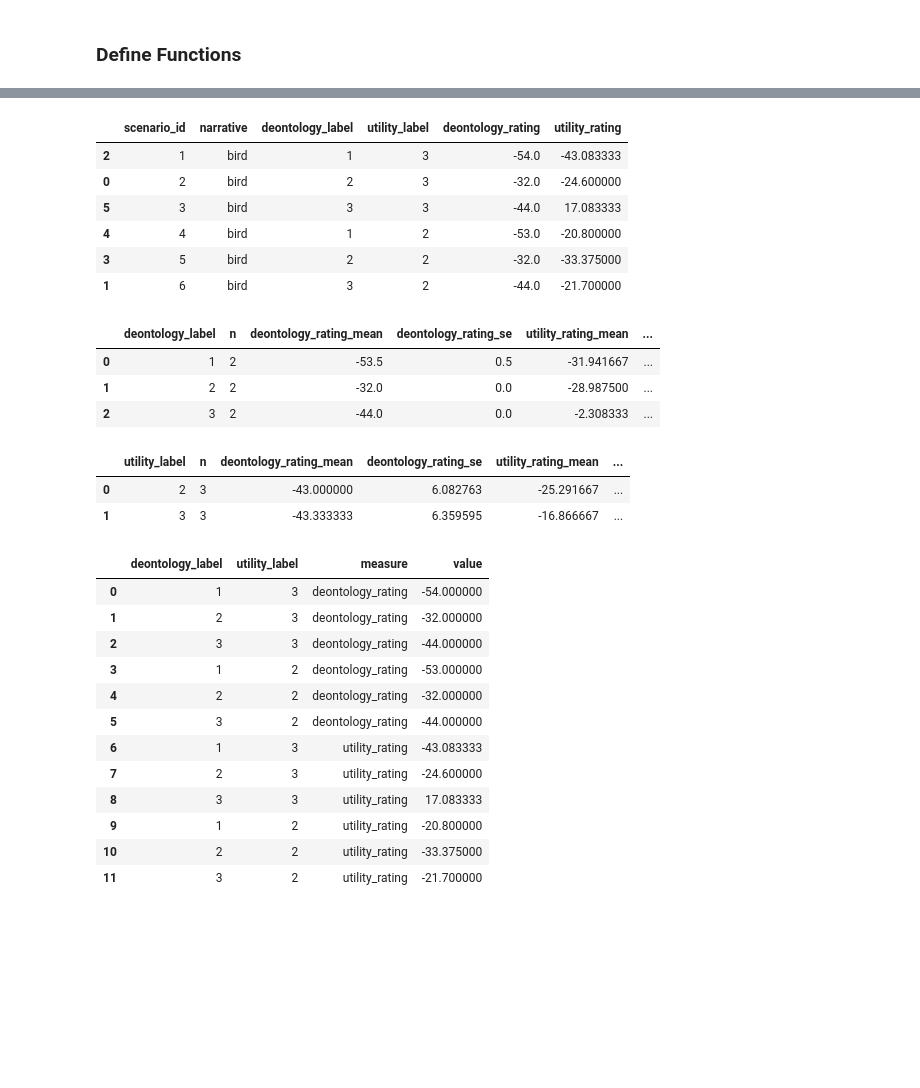
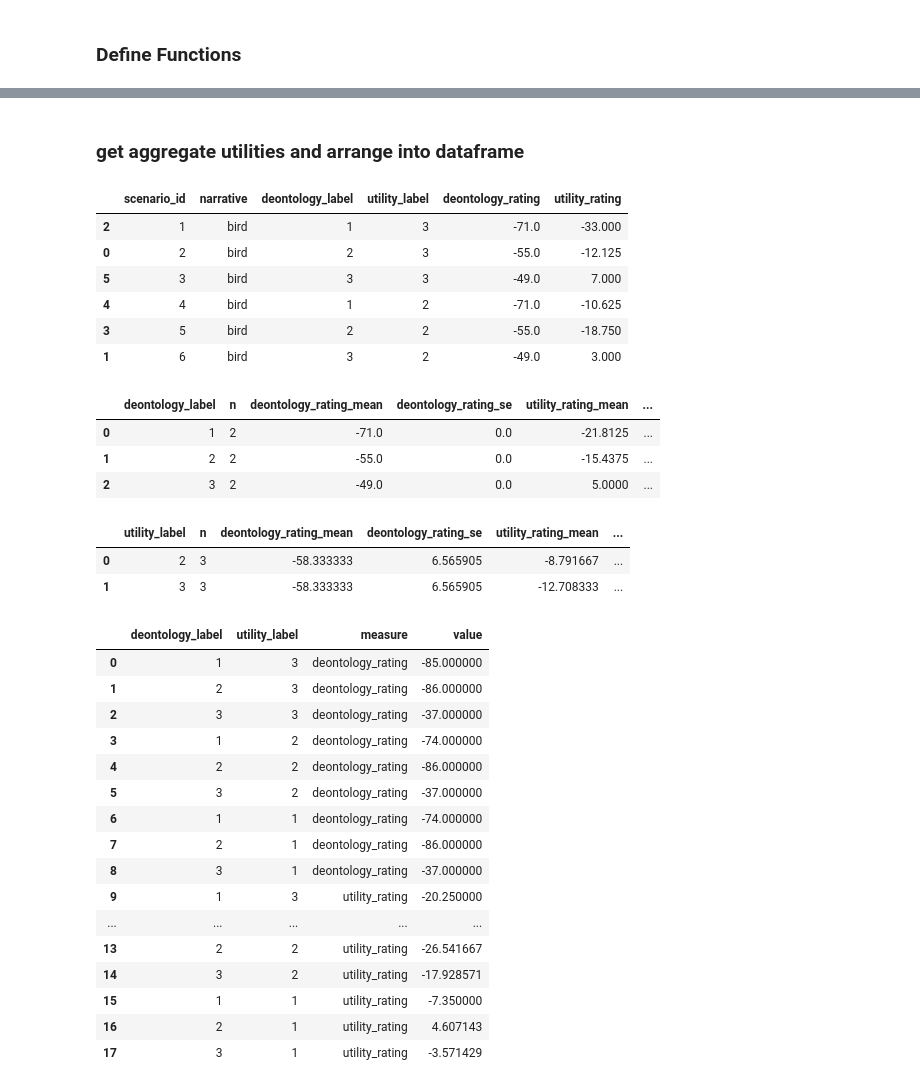
Before and after one commit to AIObjectives/graph_extract, a Jupyter notebook: analysis/cheung_variants/validate_annotation.ipynb, the cells around one changed output, grey strips where cells are left out. Saved outputs shown, nothing was run; the diff lists cells and outputs as text; code cells hidden in the pictures; blank space fills up the shorter version.

```diff
--- a/analysis/cheung_variants/validate_annotation.ipynb
+++ b/analysis/cheung_variants/validate_annotation.ipynb
@@ -157,6 +162,7 @@ def parse_events_with_labels(file_path):
     return {label: value for label, value in event_labels.items() if label in event_nodes}
 # %%
 def get_utilities(nodes):
+
     util_df =  events_to_utility_df(nodes)
 
 
@@ -171,5 +177,5 @@ def get_utilities(nodes):
 
         util_mean_df = pd.DataFrame({'mean_utility': util_df.mean()})
 
-    return np.mean(util_mean_df)
+    return util_mean_df
 # %% [markdown]
@@ -176,0 +268,9 @@ def get_utilities(nodes):
+# %%
+nodes, scenario_dictionary = read_scenario(json_files[5])
+print(f"Scenario number: {scenario_dictionary['id']}")
+print(f"Scenario utility: {scenario_dictionary['utility']}")
+print(f"Scenario deontology: {scenario_dictionary['deontology']}")
+util_df =  events_to_utility_df(nodes)
+#get the column means for the utility dataframe
+print(util_df.mean())
+print(np.mean(util_df.mean()))
@@ -177,39 +286,45 @@ def get_utilities(nodes):
+# %% [markdown]
+### get aggregate utilities and arrange into dataframe
 # %%
 rows = []
 
 for file_path in json_files:
+
     nodes, scenario_dictionary = read_scenario(file_path)
 
     utility_rated = get_utilities(nodes)
 
-    if hasattr(utility_rated, "item"):
-        try:
-            utility_rated = utility_rated.item()
-        except Exception:
-            pass
+    # utility_rated = utility_rated.drop(utility_rated.index[utility_rated.index == 'i'])
+    util_mean = float(utility_rated.mean().iloc[0])
+
+        # if hasattr(utility_rated, "item"):
+        #     try:
+        #         utility_rated = utility_rated.item()
+        #     except Exception:
+        #         pass
 
     rows.append(
         {
             "scenario_id": scenario_dictionary.get("id"),
             "narrative": scenario_dictionary.get("narrative"),
             "deontology_label": scenario_dictionary.get("deontology"),
             "utility_label": scenario_dictionary.get("utility"),
             "deontology_rating": extract_deontology(nodes),
-            "utility_rating": utility_rated,
+            "utility_rating": util_mean,
         }
     )
 
 results_df = pd.DataFrame(rows)
 results_df.sort_values(by="scenario_id", inplace=True)
 results_df
 # %% [output]
 |  | scenario_id | narrative | deontology_label | utility_label | deontology_rating | utility_rating |
-| 2 | 1 | bird | 1 | 3 | -54.0 | -43.083333 |
-| 0 | 2 | bird | 2 | 3 | -32.0 | -24.600000 |
-| 5 | 3 | bird | 3 | 3 | -44.0 | 17.083333 |
-| 4 | 4 | bird | 1 | 2 | -53.0 | -20.800000 |
-| 3 | 5 | bird | 2 | 2 | -32.0 | -33.375000 |
-| 1 | 6 | bird | 3 | 2 | -44.0 | -21.700000 |
+| 2 | 1 | bird | 1 | 3 | -71.0 | -33.000 |
+| 0 | 2 | bird | 2 | 3 | -55.0 | -12.125 |
+| 5 | 3 | bird | 3 | 3 | -49.0 | 7.000 |
+| 4 | 4 | bird | 1 | 2 | -71.0 | -10.625 |
+| 3 | 5 | bird | 2 | 2 | -55.0 | -18.750 |
+| 1 | 6 | bird | 3 | 2 | -49.0 | 3.000 |
 # %%
 # Ensure numeric columns are numeric
 results_df["deontology_rating"] = pd.to_numeric(results_df["deontology_rating"], errors="coerce")
@@ -248,15 +363,15 @@ summary_by_utility = (
 summary_by_deontology
 # %% [output]
 |  | deontology_label | n | deontology_rating_mean | deontology_rating_se | utility_rating_mean | ... |
-| 0 | 1 | 2 | -53.5 | 0.5 | -31.941667 | ... |
-| 1 | 2 | 2 | -32.0 | 0.0 | -28.987500 | ... |
-| 2 | 3 | 2 | -44.0 | 0.0 | -2.308333 | ... |
+| 0 | 1 | 2 | -71.0 | 0.0 | -21.8125 | ... |
+| 1 | 2 | 2 | -55.0 | 0.0 | -15.4375 | ... |
+| 2 | 3 | 2 | -49.0 | 0.0 | 5.0000 | ... |
 # %%
 summary_by_utility
 # %% [output]
 |  | utility_label | n | deontology_rating_mean | deontology_rating_se | utility_rating_mean | ... |
-| 0 | 2 | 3 | -43.000000 | 6.082763 | -25.291667 | ... |
-| 1 | 3 | 3 | -43.333333 | 6.359595 | -16.866667 | ... |
+| 0 | 2 | 3 | -58.333333 | 6.565905 | -8.791667 | ... |
+| 1 | 3 | 3 | -58.333333 | 6.565905 | -12.708333 | ... |
 # %%
 
 # Long format for plotting both dependent measures together
@@ -270,18 +385,22 @@ plot_df = results_df.melt(
 plot_df
 # %% [output]
 |  | deontology_label | utility_label | measure | value |
-| 0 | 1 | 3 | deontology_rating | -54.000000 |
-| 1 | 2 | 3 | deontology_rating | -32.000000 |
-| 2 | 3 | 3 | deontology_rating | -44.000000 |
-| 3 | 1 | 2 | deontology_rating | -53.000000 |
-| 4 | 2 | 2 | deontology_rating | -32.000000 |
-| 5 | 3 | 2 | deontology_rating | -44.000000 |
-| 6 | 1 | 3 | utility_rating | -43.083333 |
-| 7 | 2 | 3 | utility_rating | -24.600000 |
-| 8 | 3 | 3 | utility_rating | 17.083333 |
-| 9 | 1 | 2 | utility_rating | -20.800000 |
-| 10 | 2 | 2 | utility_rating | -33.375000 |
-| 11 | 3 | 2 | utility_rating | -21.700000 |
+| 0 | 1 | 3 | deontology_rating | -85.000000 |
+| 1 | 2 | 3 | deontology_rating | -86.000000 |
+| 2 | 3 | 3 | deontology_rating | -37.000000 |
+| 3 | 1 | 2 | deontology_rating | -74.000000 |
+| 4 | 2 | 2 | deontology_rating | -86.000000 |
+| 5 | 3 | 2 | deontology_rating | -37.000000 |
+| 6 | 1 | 1 | deontology_rating | -74.000000 |
+| 7 | 2 | 1 | deontology_rating | -86.000000 |
+| 8 | 3 | 1 | deontology_rating | -37.000000 |
+| 9 | 1 | 3 | utility_rating | -20.250000 |
+| ... | ... | ... | ... | ... |
+| 13 | 2 | 2 | utility_rating | -26.541667 |
+| 14 | 3 | 2 | utility_rating | -17.928571 |
+| 15 | 1 | 1 | utility_rating | -7.350000 |
+| 16 | 2 | 1 | utility_rating | 4.607143 |
+| 17 | 3 | 1 | utility_rating | -3.571429 |
 # %%
 # Ensure label columns are ordered numerically for plotting
 deontology_order = sorted(plot_df["deontology_label"].dropna().astype(int).unique())
```
Also changed, not shown: parts of 13 cells of this notebook.
